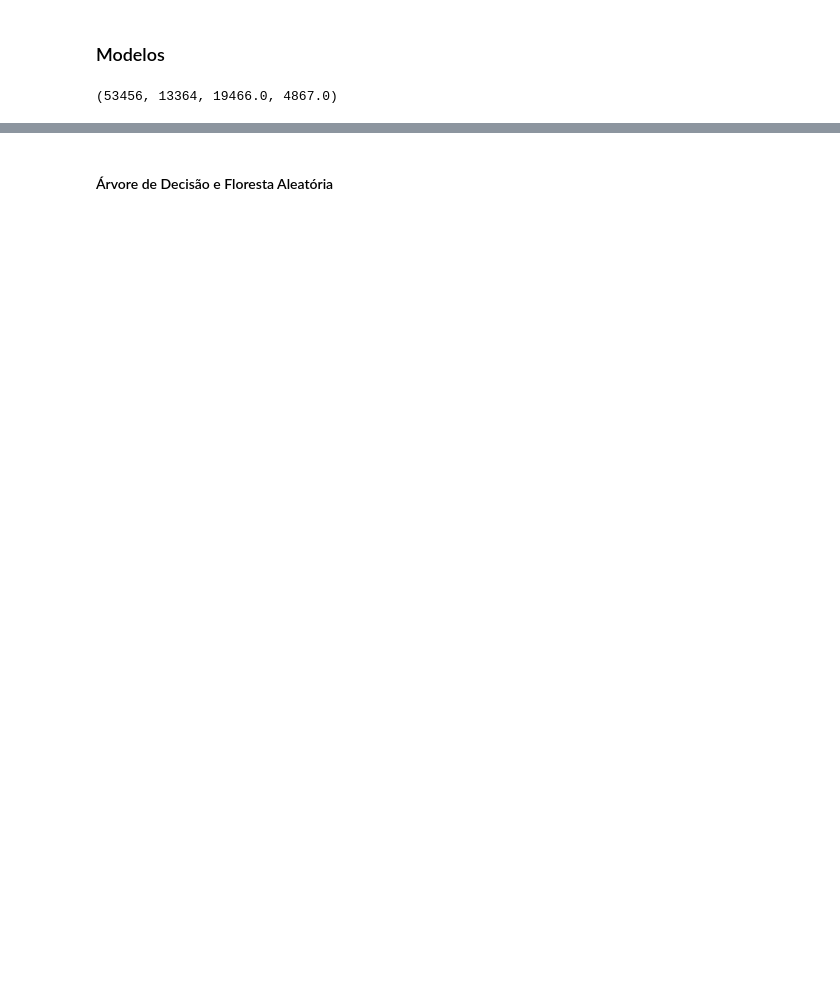
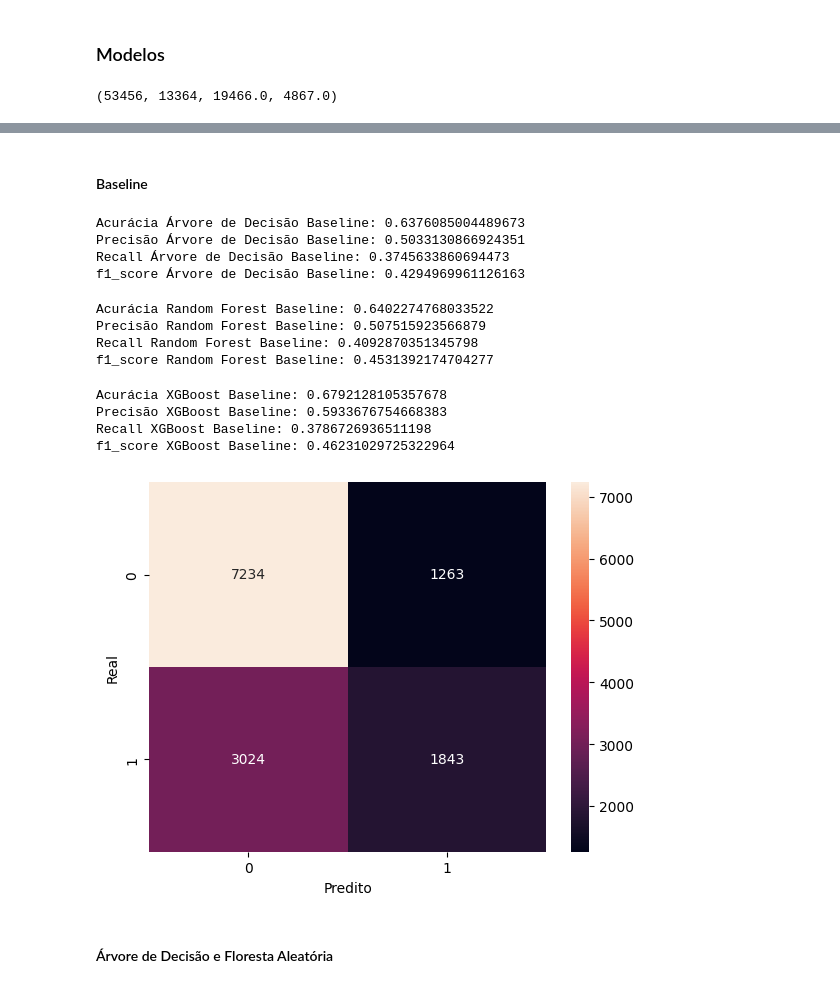
Before and after one commit to romu-lo/tcc-evasao-academica, a Jupyter notebook: ml.ipynb, the cells around one changed output, grey strips where cells are left out. Cells and saved outputs as stored; diff of their text form; code cells hidden in the pictures; blank space fills up the shorter version.

```diff
--- a/ml.ipynb
+++ b/ml.ipynb
@@ -5,3 +18,3 @@ import matplotlib.pyplot as plt
 # %%
-df = pd.read_csv('arquivos\dadosalunos-limpo.csv')
+df_import = pd.read_csv('arquivos\dadosalunos-limpo.csv')
 # %%
@@ -46,7 +59,7 @@ colunas_ml = ['CD_CURSO',
 target_bool = 'BOOL_ST_ALUNO'
 target_multi = 'MULTI_ST_ALUNO'
 # %%
-df = df[colunas_ml + colunas_excluir_ml].copy()
+df = df_import[colunas_ml + colunas_excluir_ml].copy()
 # %%
 df = df.dropna()
 df.shape[0]
@@ -81,2 +202,9 @@ for coluna in colunas_ml:
+# %%
+def matriz_confusao(y_test, y_pred):
+    matriz = confusion_matrix(y_test, y_pred)
+    sns.heatmap(matriz, annot=True, fmt="d")
+    plt.xlabel('Predito')
+    plt.ylabel('Real')
+    plt.show()
 # %% [markdown]
 ### Modelos
@@ -103,5 +222,74 @@ len(X_train), len(X_test), sum(y_train), sum(y_test)
 # %%
 cv = StratifiedKFold(n_splits=5, shuffle=True, random_state=42)
+# %% [markdown]
+#### Baseline
+# %%
+dt_baseline = DecisionTreeClassifier(random_state=42)
+rf_baseline = RandomForestClassifier(random_state=42)
+xgb_baseline = xgb.XGBClassifier(objective='binary:logistic', random_state=42)
+
+dt_baseline.fit(X_train, y_train)
+rf_baseline.fit(X_train, y_train)
+xgb_baseline.fit(X_train, y_train)
+
+y_pred_dt_baseline = dt_baseline.predict(X_test)
+y_pred_rf_baseline = rf_baseline.predict(X_test)
+y_pred_xgb_baseline = xgb_baseline.predict(X_test)
+# %%
+accuracy_dt_baseline = accuracy_score(y_test, y_pred_dt_baseline)
+print("Acurácia Árvore de Decisão Baseline:", accuracy_dt_baseline)
+
+precisao_dt_baseline = precision_score(y_test, y_pred_dt_baseline)
+print("Precisão Árvore de Decisão Baseline:", precisao_dt_baseline)
+
+recall_dt_baseline = recall_score(y_test, y_pred_dt_baseline)
+print("Recall Árvore de Decisão Baseline:", recall_dt_baseline)
+
+f1_dt_baseline = f1_score(y_test, y_pred_dt_baseline)
+print("f1_score Árvore de Decisão Baseline:", f1_dt_baseline)
+# %% [output]
+Acurácia Árvore de Decisão Baseline: 0.6376085004489673
+Precisão Árvore de Decisão Baseline: 0.5033130866924351
+Recall Árvore de Decisão Baseline: 0.3745633860694473
+f1_score Árvore de Decisão Baseline: 0.4294969961126163
+# %%
+accuracy_rf_baseline = accuracy_score(y_test, y_pred_rf_baseline)
+print("Acurácia Random Forest Baseline:", accuracy_rf_baseline)
+
+precisao_rf_baseline = precision_score(y_test, y_pred_rf_baseline)
+print("Precisão Random Forest Baseline:", precisao_rf_baseline)
+
+recall_rf_baseline = recall_score(y_test, y_pred_rf_baseline)
+print("Recall Random Forest Baseline:", recall_rf_baseline)
+
+f1_rf_baseline = f1_score(y_test, y_pred_rf_baseline)
+print("f1_score Random Forest Baseline:", f1_rf_baseline)
+# %% [output]
+Acurácia Random Forest Baseline: 0.6402274768033522
+Precisão Random Forest Baseline: 0.507515923566879
+Recall Random Forest Baseline: 0.4092870351345798
+f1_score Random Forest Baseline: 0.4531392174704277
+# %%
+accuracy_xgb_baseline = accuracy_score(y_test, y_pred_xgb_baseline)
+print("Acurácia XGBoost Baseline:", accuracy_xgb_baseline)
+
+precisao_xgb_baseline = precision_score(y_test, y_pred_xgb_baseline)
+print("Precisão XGBoost Baseline:", precisao_xgb_baseline)
+
+recall_xgb_baseline = recall_score(y_test, y_pred_xgb_baseline)
+print("Recall XGBoost Baseline:", recall_xgb_baseline)
+
+f1_xgb_baseline = f1_score(y_test, y_pred_xgb_baseline)
+print("f1_score XGBoost Baseline:", f1_xgb_baseline)
+# %% [output]
+Acurácia XGBoost Baseline: 0.6792128105357678
+Precisão XGBoost Baseline: 0.5933676754668383
+Recall XGBoost Baseline: 0.3786726936511198
+f1_score XGBoost Baseline: 0.46231029725322964
+# %%
+matriz_confusao(y_test, y_pred_xgb_baseline)
+# %% [output]
+[figure, added]
 # %% [markdown]
 #### Árvore de Decisão e Floresta Aleatória
 # %%
```
Also changed, not shown: parts of 108 cells of this notebook, 1 other file.
